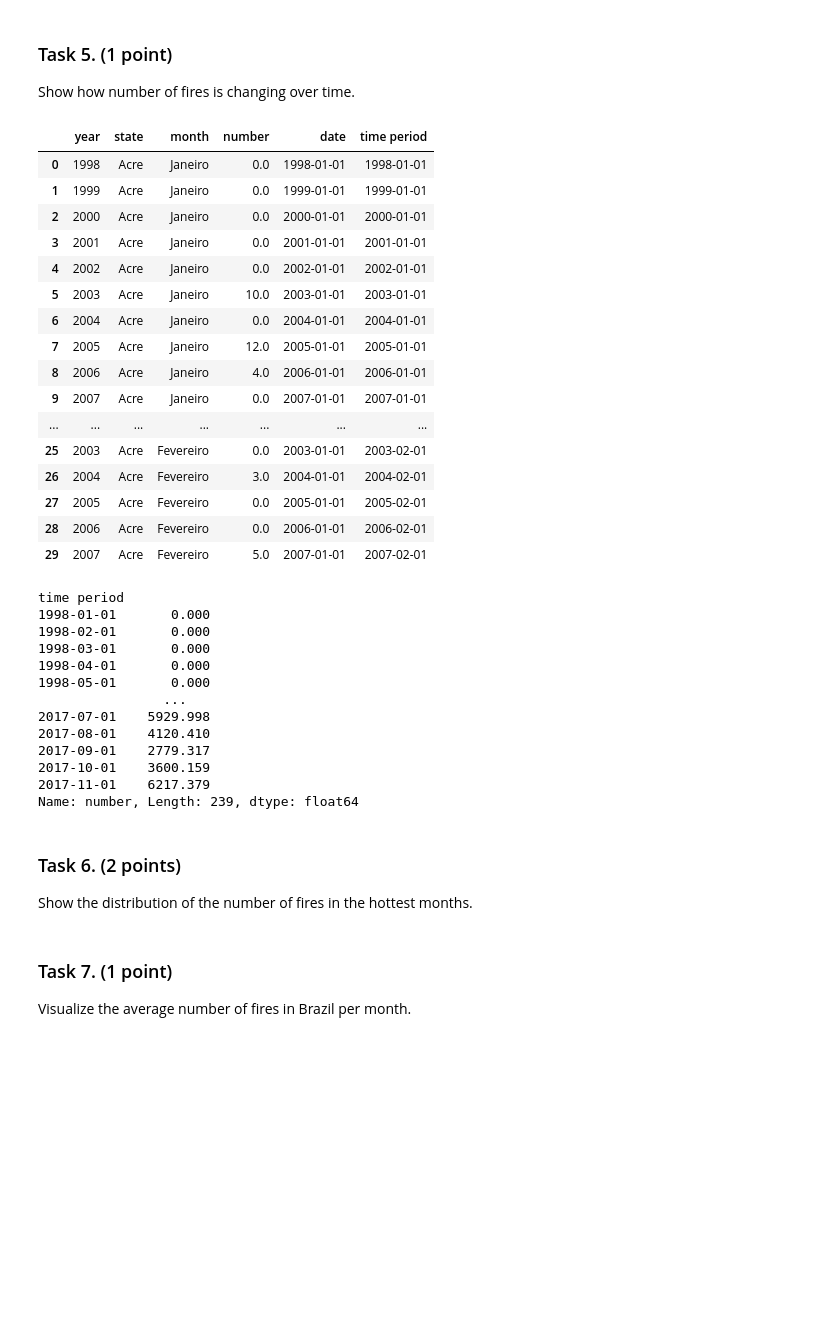
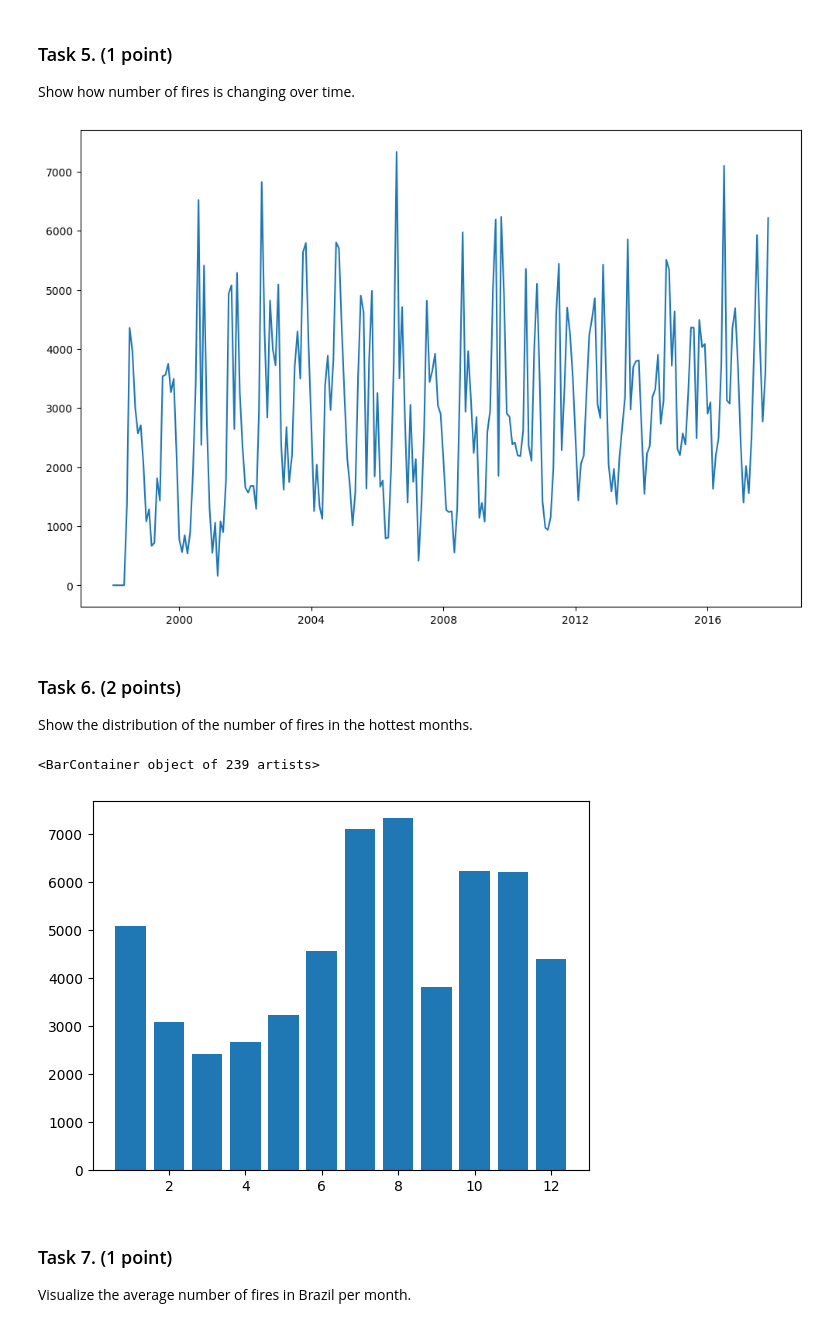
Before and after one commit to BTeclaw/Advanced-Data-Mining, a Jupyter notebook: ADM_Homework4/data_visualization.ipynb, the cells around one changed output. Cells and saved outputs as stored; diff of their text form; code cells hidden in the pictures; blank space fills up the shorter version.

```diff
--- a/ADM_Homework4/data_visualization.ipynb
+++ b/ADM_Homework4/data_visualization.ipynb
@@ -317,56 +317,35 @@ df.head(60)
 
 Show how number of fires is changing over time.
 # %%
-#Cleaning the data - date argument only portrays the year correctly
+# Your answer here
+#As by https://www.kaggle.com/datasets/gustavomodelli/forest-fires-in-brazil
+#Schema of the dataset
+#Year - Year of reporting the fire
+#State - state of Brazil where the fire was reported
+#Month - month of reporting the fire
+#Number - number of fires that were reported
+#date - Date of reporting fires -> was discovered to be not correct hence the following code will be cleaning it up
+#Cleaning the data - date argument only portrays the year correctly, time period will portray the month correctly also
 import datetime
 import locale
+#Setting locale for recognizing month names in Brazilian Portugese
 init_local = locale.getdefaultlocale()
 locale.setlocale(locale.LC_TIME, 'pt_BR')
 df['time period'] = df.apply(lambda row: datetime.datetime(year=row['year'], month=datetime.datetime.strptime(row['month'], '%B').month, day=1), axis=1)
 init_local = locale.getdefaultlocale()
 locale.setlocale(locale.LC_TIME, init_local[0])
-df.head(30)
+
+aggregated_df = df[['time period', 'number']].groupby(by = 'time period', as_index = False).sum('number')
+aggregated_df = aggregated_df.sort_values(by='time period')
+
+
+
+
+fig, ax = plt.subplots()
+ax.plot(aggregated_df['time period'], aggregated_df['number'])
+fig.set_size_inches(w=12, h=8)
 # %% [output]
-|  | year | state | month | number | date | time period |
-| 0 | 1998 | Acre | Janeiro | 0.0 | 1998-01-01 | 1998-01-01 |
-| 1 | 1999 | Acre | Janeiro | 0.0 | 1999-01-01 | 1999-01-01 |
-| 2 | 2000 | Acre | Janeiro | 0.0 | 2000-01-01 | 2000-01-01 |
-| 3 | 2001 | Acre | Janeiro | 0.0 | 2001-01-01 | 2001-01-01 |
-| 4 | 2002 | Acre | Janeiro | 0.0 | 2002-01-01 | 2002-01-01 |
-| 5 | 2003 | Acre | Janeiro | 10.0 | 2003-01-01 | 2003-01-01 |
-| 6 | 2004 | Acre | Janeiro | 0.0 | 2004-01-01 | 2004-01-01 |
-| 7 | 2005 | Acre | Janeiro | 12.0 | 2005-01-01 | 2005-01-01 |
-| 8 | 2006 | Acre | Janeiro | 4.0 | 2006-01-01 | 2006-01-01 |
-| 9 | 2007 | Acre | Janeiro | 0.0 | 2007-01-01 | 2007-01-01 |
-| ... | ... | ... | ... | ... | ... | ... |
-| 25 | 2003 | Acre | Fevereiro | 0.0 | 2003-01-01 | 2003-02-01 |
-| 26 | 2004 | Acre | Fevereiro | 3.0 | 2004-01-01 | 2004-02-01 |
-| 27 | 2005 | Acre | Fevereiro | 0.0 | 2005-01-01 | 2005-02-01 |
-| 28 | 2006 | Acre | Fevereiro | 0.0 | 2006-01-01 | 2006-02-01 |
-| 29 | 2007 | Acre | Fevereiro | 5.0 | 2007-01-01 | 2007-02-01 |
+[figure, added]
-# %%
-# Your answer here
-
-aggregatedd_df = df[['time period', 'number']].groupby(['time period']).sum('number')
-aggregatedd_df.head(40)
-
-
-#fig, ax = plt.subplots()
-#ax.plot(df['time period'], df['number'])
-# %% [output]
-time period
-1998-01-01       0.000
-1998-02-01       0.000
-1998-03-01       0.000
-1998-04-01       0.000
-1998-05-01       0.000
-                ...
-2017-07-01    5929.998
-2017-08-01    4120.410
-2017-09-01    2779.317
-2017-10-01    3600.159
-2017-11-01    6217.379
-Name: number, Length: 239, dtype: float64
 # %% [markdown]
 ### Task 6. (2 points)
 
@@ -376,3 +353,12 @@ Show the distribution of the number of fires in the hottest months.
+# %%
+# Your answer here
+# create figure and axis
+fig, ax = plt.subplots()
+# plot histogram
+ax.bar(x=aggregated_df.apply(lambda row: row['time period'].month, axis=1), height=aggregated_df['number'])
+# %% [output]
+<BarContainer object of 239 artists>
+[figure, added]
 # %% [markdown]
 ### Task 7. (1 point)
 
```
Also changed, not shown: parts of 1 cell of this notebook.
